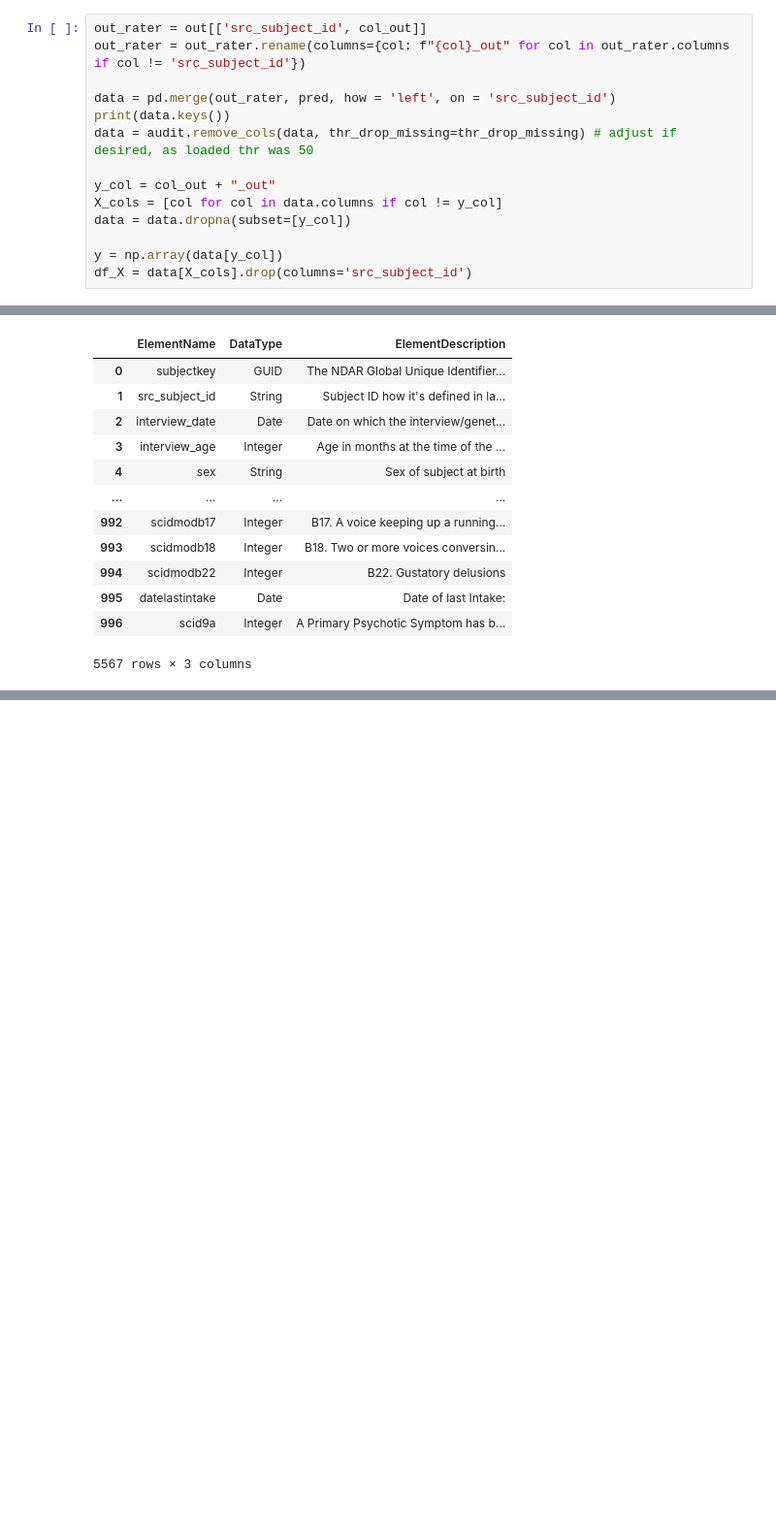
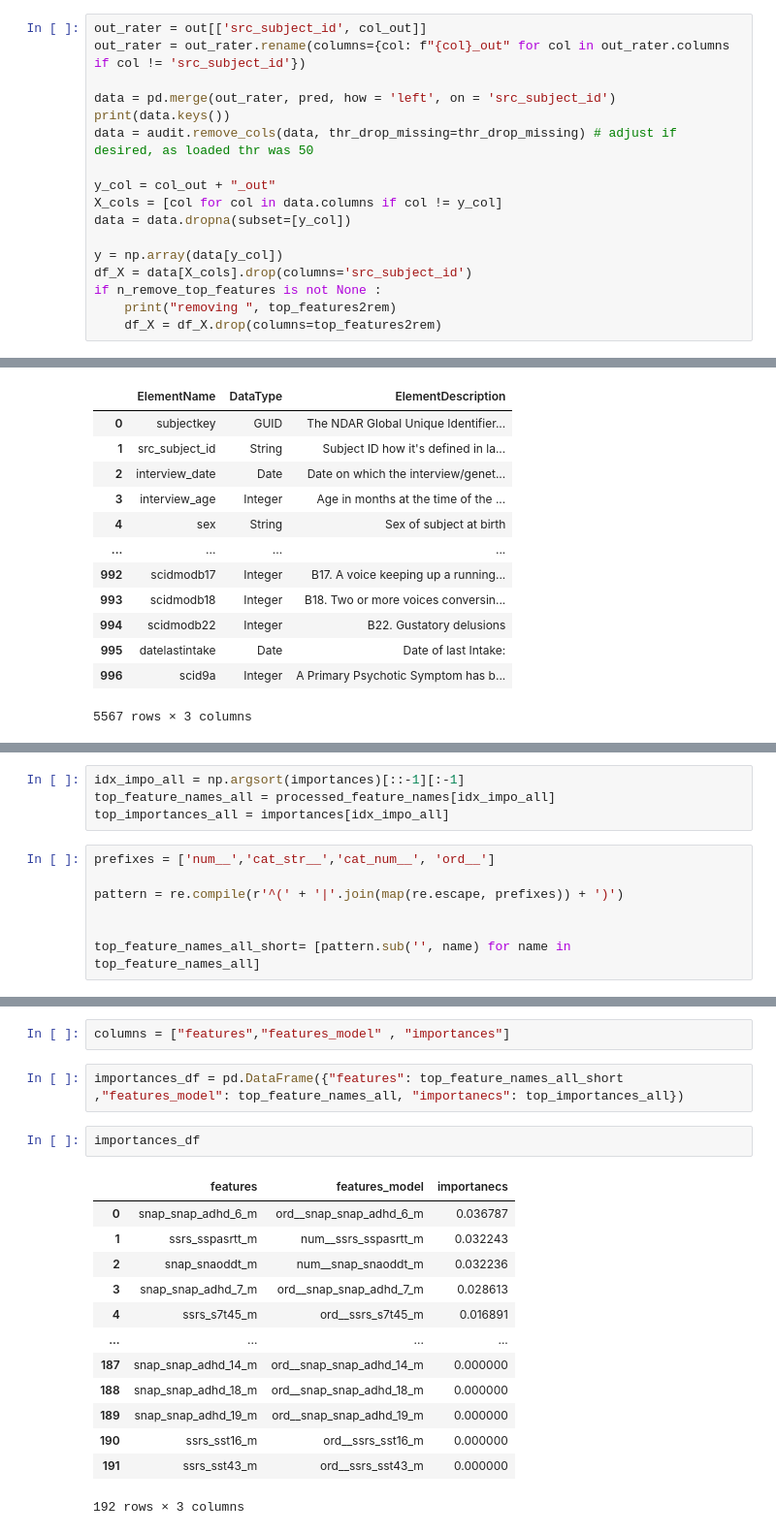
Before and after one commit to ALINA991/ADHD_fMRI, a Jupyter notebook: MTA/ML_analysis_complete.ipynb, the cells around one changed output, grey strips where cells are left out. Shown at 97% size. Saved outputs shown, nothing was run; the diff lists cells and outputs as text; blank space fills up the shorter version.

```diff
--- a/MTA/ML_analysis_complete.ipynb
+++ b/MTA/ML_analysis_complete.ipynb
@@ -156,4 +177,7 @@ data = data.dropna(subset=[y_col])
 
 y = np.array(data[y_col])
 df_X = data[X_cols].drop(columns='src_subject_id')
+if n_remove_top_features is not None :
+    print("removing ", top_features2rem)
+    df_X = df_X.drop(columns=top_features2rem)
 # %% [output]
@@ -396,0 +572,11 @@ info
+# %%
+idx_impo_all = np.argsort(importances)[::-1][:-1]
+top_feature_names_all = processed_feature_names[idx_impo_all]
+top_importances_all = importances[idx_impo_all]
+# %%
+prefixes = ['num__','cat_str__','cat_num__', 'ord__']
+
+pattern = re.compile(r'^(' + '|'.join(map(re.escape, prefixes)) + ')')
+
+
+top_feature_names_all_short= [pattern.sub('', name) for name in top_feature_names_all]
@@ -396,0 +588,20 @@ info
+# %%
+columns = ["features","features_model" , "importances"]
+# %%
+importances_df = pd.DataFrame({"features": top_feature_names_all_short ,"features_model": top_feature_names_all, "importanecs": top_importances_all})
+# %%
+importances_df
+# %% [output]
+|  | features | features_model | importanecs |
+| 0 | snap_snap_adhd_6_m | ord__snap_snap_adhd_6_m | 0.036787 |
+| 1 | ssrs_sspasrtt_m | num__ssrs_sspasrtt_m | 0.032243 |
+| 2 | snap_snaoddt_m | num__snap_snaoddt_m | 0.032236 |
+| 3 | snap_snap_adhd_7_m | ord__snap_snap_adhd_7_m | 0.028613 |
+| 4 | ssrs_s7t45_m | ord__ssrs_s7t45_m | 0.016891 |
+| ... | ... | ... | ... |
+| 187 | snap_snap_adhd_14_m | ord__snap_snap_adhd_14_m | 0.000000 |
+| 188 | snap_snap_adhd_18_m | ord__snap_snap_adhd_18_m | 0.000000 |
+| 189 | snap_snap_adhd_19_m | ord__snap_snap_adhd_19_m | 0.000000 |
+| 190 | ssrs_sst16_m | ord__ssrs_sst16_m | 0.000000 |
+| 191 | ssrs_sst43_m | ord__ssrs_sst43_m | 0.000000 |
+192 rows × 3 columns
```
Also changed, not shown: parts of 21 cells of this notebook.
